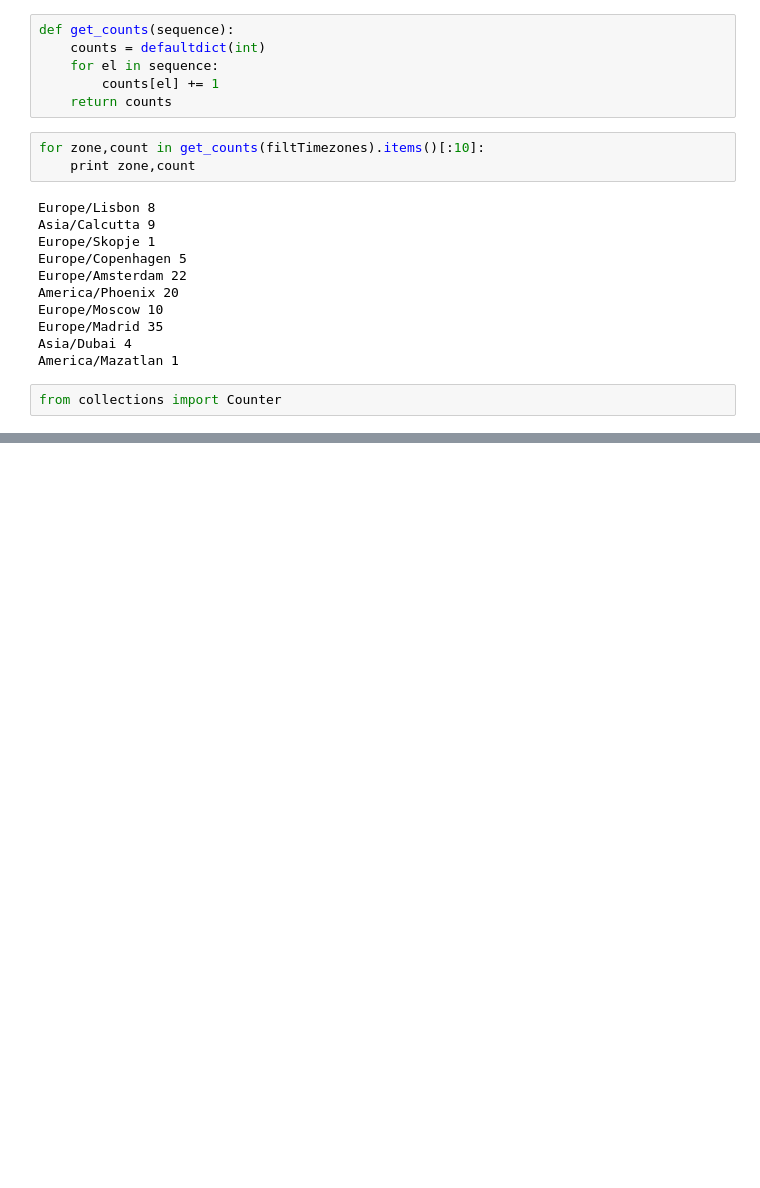
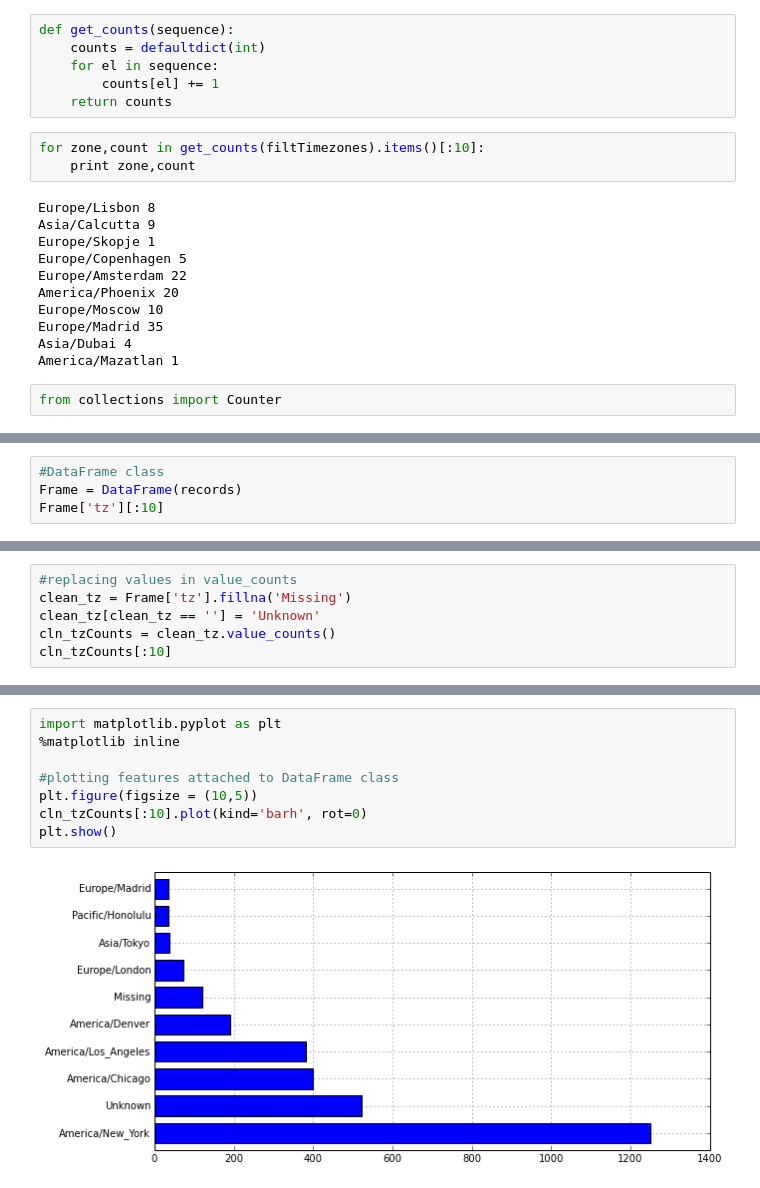
Before and after one commit to rmorshea/home-gitlab, a Jupyter notebook: Python/misc/PythonForDataAnalysis/PythonDataAnlysis.ipynb, the cells around one changed output, grey strips where cells are left out. Drawn from its saved outputs; the diff is of its cells as text; blank space fills up the shorter version.

```diff
--- a/Python/misc/PythonForDataAnalysis/PythonDataAnlysis.ipynb
+++ b/Python/misc/PythonForDataAnalysis/PythonDataAnlysis.ipynb
@@ -99,0 +133,4 @@ counts = Counter(Timezones)
+# %%
+#DataFrame class
+Frame = DataFrame(records)
+Frame['tz'][:10]
@@ -99,0 +165,6 @@ counts = Counter(Timezones)
+# %%
+#replacing values in value_counts
+clean_tz = Frame['tz'].fillna('Missing')
+clean_tz[clean_tz == ''] = 'Unknown'
+cln_tzCounts = clean_tz.value_counts()
+cln_tzCounts[:10]
@@ -99,0 +183,10 @@ counts = Counter(Timezones)
+# %%
+import matplotlib.pyplot as plt
+%matplotlib inline
+
+#plotting features attached to DataFrame class
+plt.figure(figsize = (10,5))
+cln_tzCounts[:10].plot(kind='barh', rot=0)
+plt.show()
+# %% [output]
+[figure, added]
```
Also changed, not shown: parts of 16 cells of this notebook.
